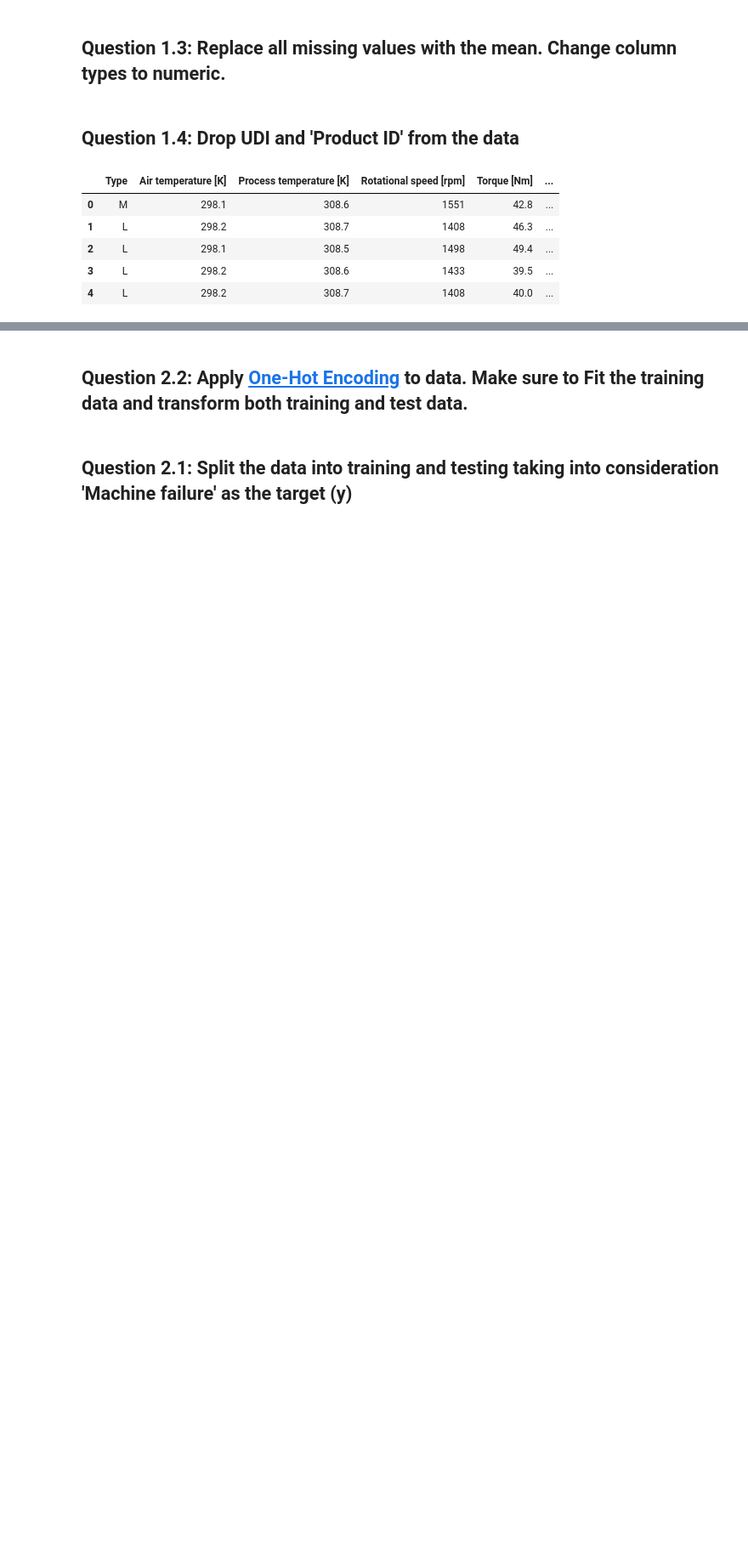
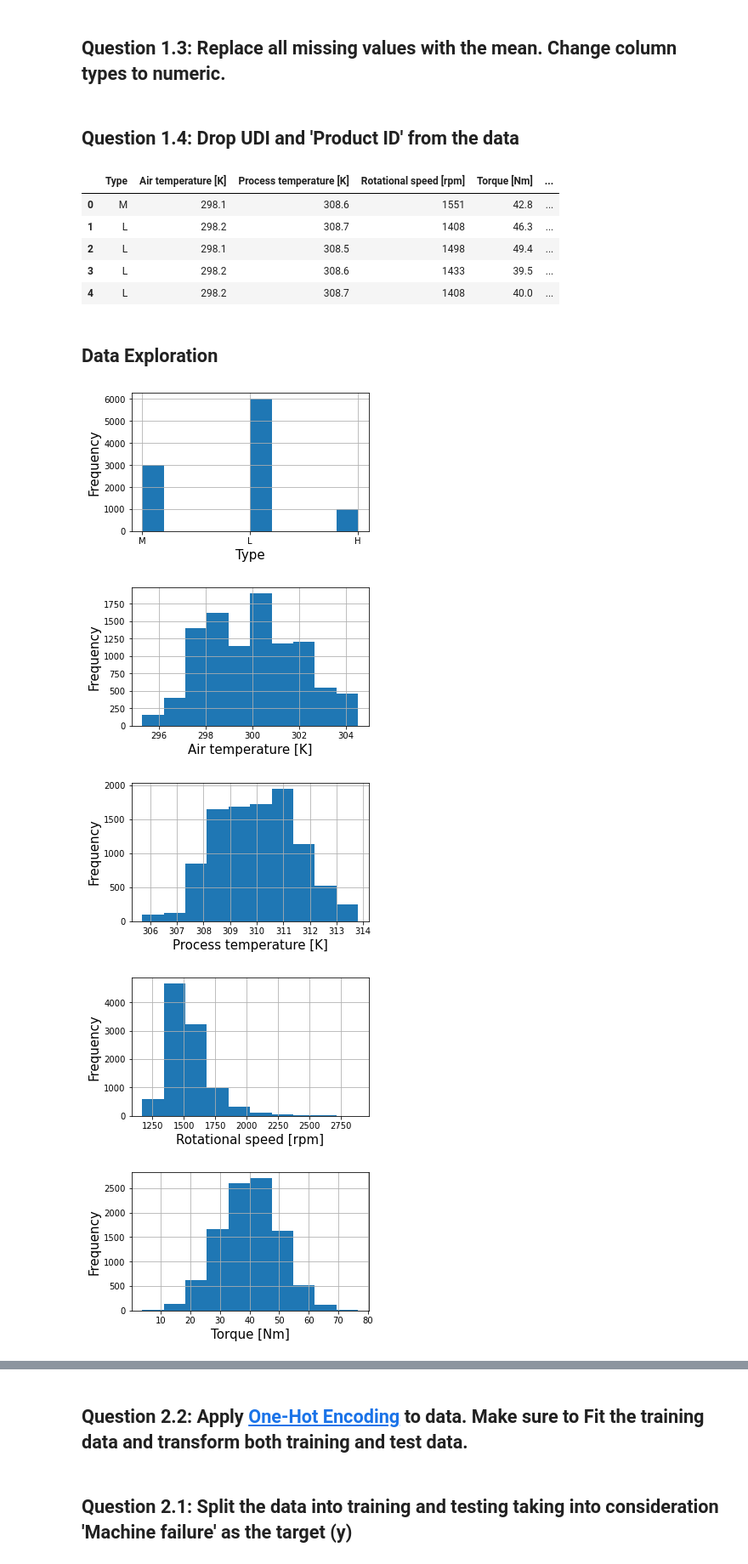
Before and after one commit to rodolfolermacontreras/ML_1_Assignment_5_Reall, a Jupyter notebook: Mlearn510-Lesson5-Rodolfo_Lerma.ipynb, the cells around one changed output, grey strips where cells are left out. Shown at 85% size. Drawn from its saved outputs; the diff is of its cells as text; code cells hidden in the pictures; blank space fills up the shorter version.

```diff
--- a/Mlearn510-Lesson5-Rodolfo_Lerma.ipynb
+++ b/Mlearn510-Lesson5-Rodolfo_Lerma.ipynb
@@ -163,3 +166,24 @@ ai4i2020.head()
 | 2 | L | 298.1 | 308.5 | 1498 | 49.4 | ... |
 | 3 | L | 298.2 | 308.6 | 1433 | 39.5 | ... |
 | 4 | L | 298.2 | 308.7 | 1408 | 40.0 | ... |
+# %% [markdown]
+## Data Exploration
+# %%
+def hist_plot(df,a):
+    df[a].hist(figsize = (5,3))
+    plt.xlabel(a, fontsize = 15)
+    plt.ylabel('Frequency',fontsize = 15)
+    plt.tick_params(axis="x", labelsize=10)
+    plt.tick_params(axis="y", labelsize=10)
+    plt.grid(True)
+    plt.show()
+
+numeric = ai4i2020.columns.to_list()
+for i in numeric:
+    hist_plot(ai4i2020, i)
+# %% [output]
+[figure, added]
+[figure, added]
+[figure, added]
+[figure, added]
+[figure, added]
```
Also changed, not shown: parts of 30 cells of this notebook.
